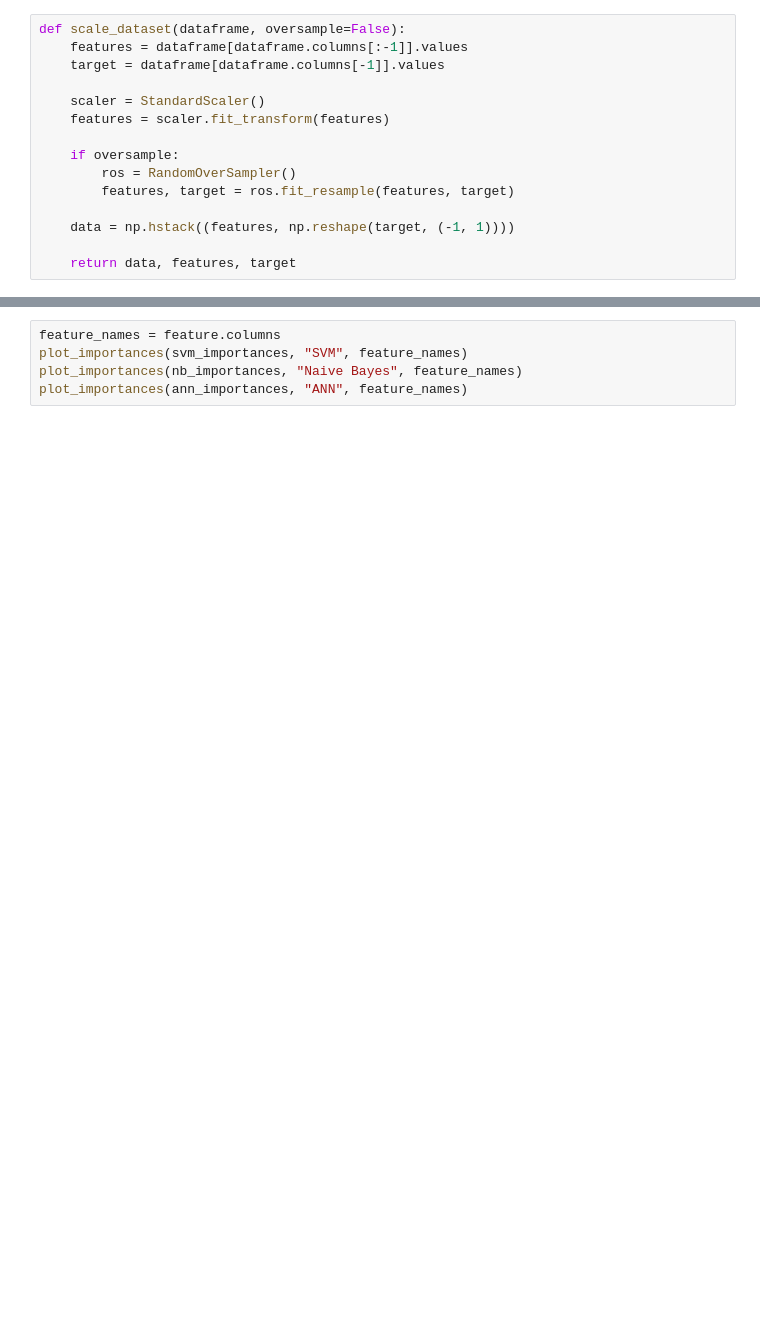
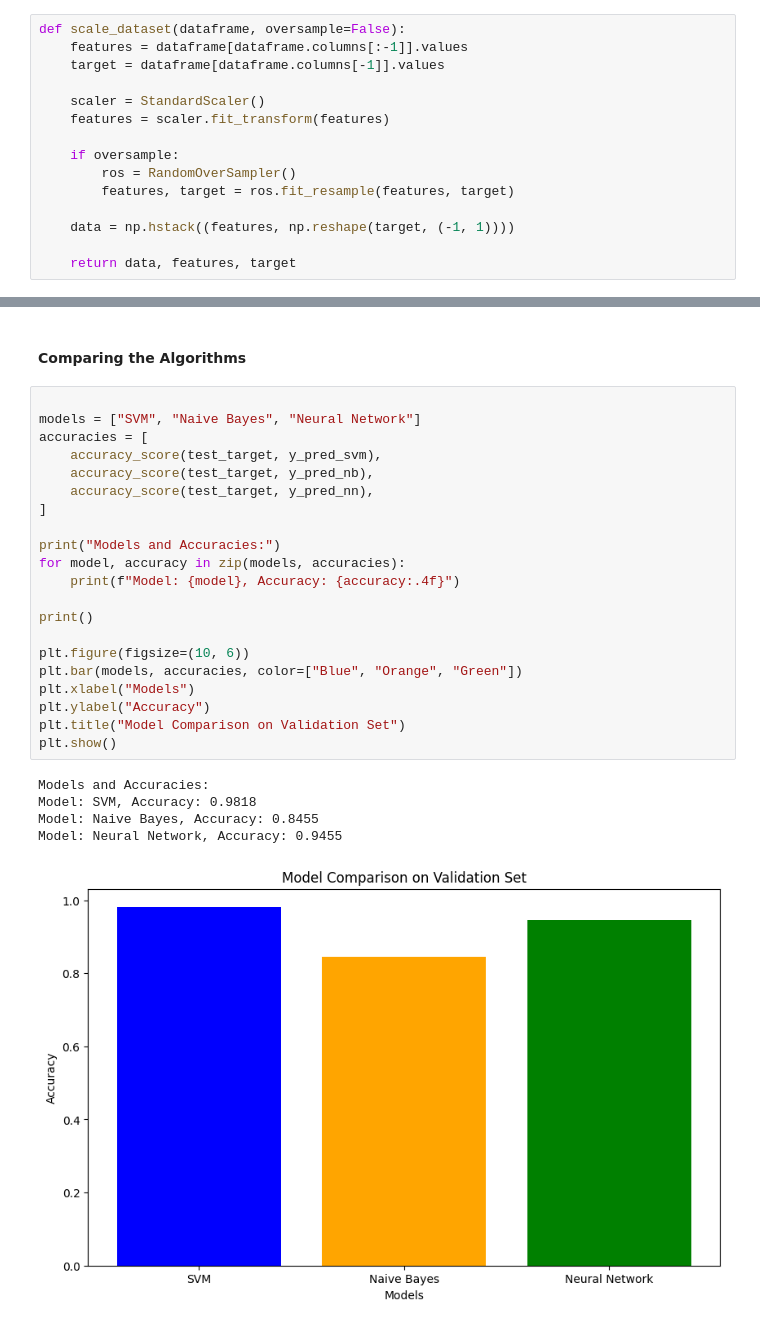
Before and after one commit to obadaDeg/ML_Depression-Classification, a Jupyter notebook: deprission_classification.ipynb, the cells around one changed output, grey strips where cells are left out. Drawn from its saved outputs; the diff is of its cells as text; blank space fills up the shorter version.

```diff
--- a/deprission_classification.ipynb
+++ b/deprission_classification.ipynb
@@ -508,5 +612,29 @@ def plot_importances(importances, model_name, feature_names):
-# %%
-feature_names = feature.columns
-plot_importances(svm_importances, "SVM", feature_names)
-plot_importances(nb_importances, "Naive Bayes", feature_names)
-plot_importances(ann_importances, "ANN", feature_names)
+# %% [markdown]
+#### Comparing the Algorithms
+# %%
+
+models = ["SVM", "Naive Bayes", "Neural Network"]
+accuracies = [
+    accuracy_score(test_target, y_pred_svm),
+    accuracy_score(test_target, y_pred_nb),
+    accuracy_score(test_target, y_pred_nn),
+]
+
+print("Models and Accuracies:")
+for model, accuracy in zip(models, accuracies):
+    print(f"Model: {model}, Accuracy: {accuracy:.4f}")
+
+print()
+
+plt.figure(figsize=(10, 6))
+plt.bar(models, accuracies, color=["Blue", "Orange", "Green"])
+plt.xlabel("Models")
+plt.ylabel("Accuracy")
+plt.title("Model Comparison on Validation Set")
+plt.show()
+# %% [output]
+Models and Accuracies:
+Model: SVM, Accuracy: 0.9818
+Model: Naive Bayes, Accuracy: 0.8455
+Model: Neural Network, Accuracy: 0.9455
+[figure, added]
```
Also changed, not shown: parts of 47 cells of this notebook.
